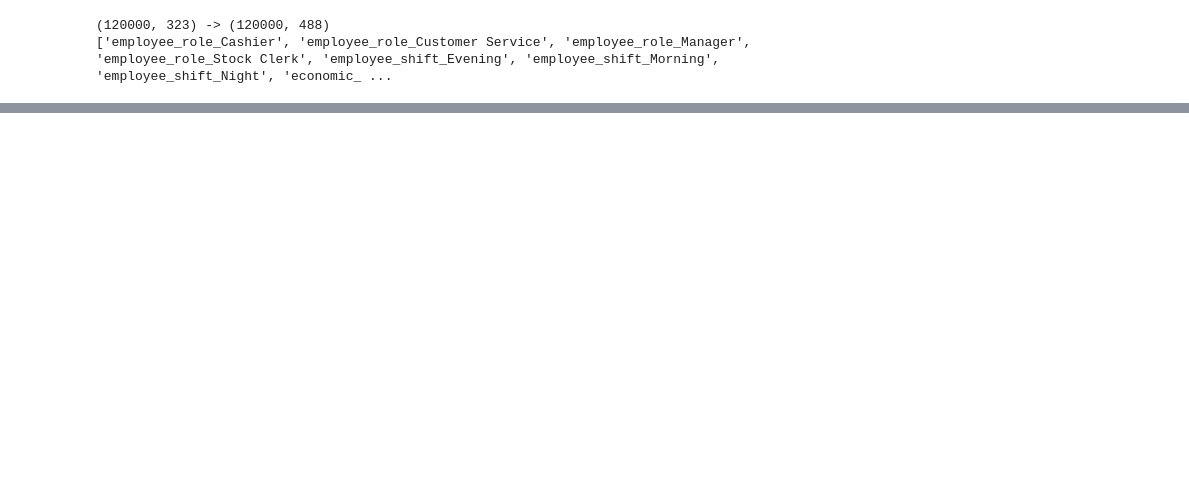
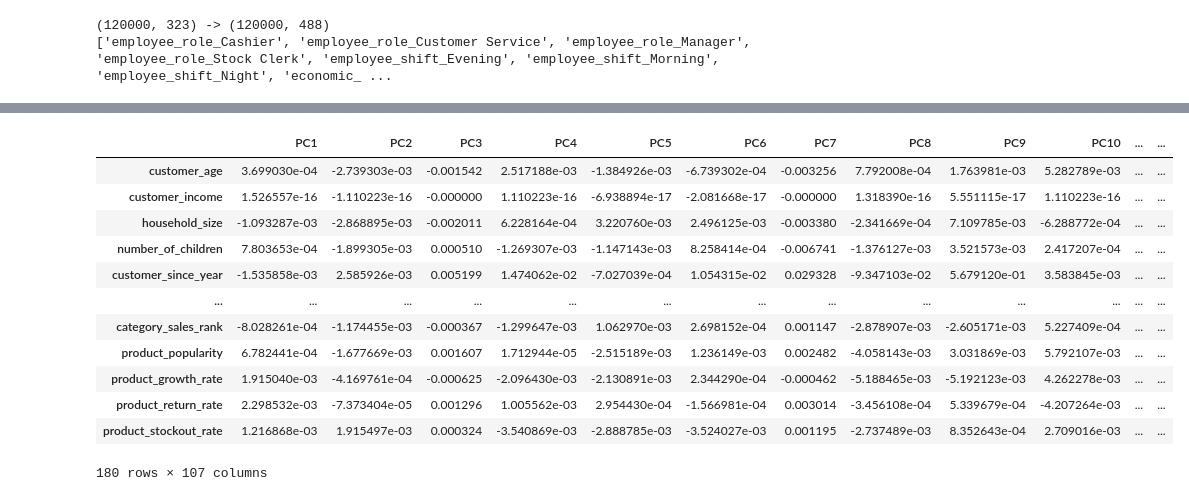
Before and after one commit to tatraim/supermarket, a Jupyter notebook: supermarket_data_1.ipynb, the cells around one changed output, grey strips where cells are left out. Drawn from its saved outputs; the diff is of its cells as text; code cells hidden in the pictures; blank space fills up the shorter version.

```diff
--- a/supermarket_data_1.ipynb
+++ b/supermarket_data_1.ipynb
@@ -106,0 +206,33 @@ X = df_supmark_encoded.select_dtypes(exclude='object')
+# %%
+# putting the PCA results into a dataframe
+pca_columns = [
+    f'PC{i+1}' for i in range(X_pca.shape[1])
+]
+
+data_pca = pd.DataFrame(
+    X_pca,
+    columns=pca_columns,
+    index=X3.index
+)
+# %%
+
+loadings = pd.DataFrame(
+    pca.components_.T,
+    columns=pca_columns,
+    index=X3.columns
+)
+loadings
+# %% [output]
+|  | PC1 | PC2 | PC3 | PC4 | PC5 | PC6 | PC7 | PC8 | PC9 | PC10 | ... | ... |
+| customer_age | 3.699030e-04 | -2.739303e-03 | -0.001542 | 2.517188e-03 | -1.384926e-03 | -6.739302e-04 | -0.003256 | 7.792008e-04 | 1.763981e-03 | 5.282789e-03 | ... | ... |
+| customer_income | 1.526557e-16 | -1.110223e-16 | -0.000000 | 1.110223e-16 | -6.938894e-17 | -2.081668e-17 | -0.000000 | 1.318390e-16 | 5.551115e-17 | 1.110223e-16 | ... | ... |
+| household_size | -1.093287e-03 | -2.868895e-03 | -0.002011 | 6.228164e-04 | 3.220760e-03 | 2.496125e-03 | -0.003380 | -2.341669e-04 | 7.109785e-03 | -6.288772e-04 | ... | ... |
+| number_of_children | 7.803653e-04 | -1.899305e-03 | 0.000510 | -1.269307e-03 | -1.147143e-03 | 8.258414e-04 | -0.006741 | -1.376127e-03 | 3.521573e-03 | 2.417207e-04 | ... | ... |
+| customer_since_year | -1.535858e-03 | 2.585926e-03 | 0.005199 | 1.474062e-02 | -7.027039e-04 | 1.054315e-02 | 0.029328 | -9.347103e-02 | 5.679120e-01 | 3.583845e-03 | ... | ... |
+| ... | ... | ... | ... | ... | ... | ... | ... | ... | ... | ... | ... | ... |
+| category_sales_rank | -8.028261e-04 | -1.174455e-03 | -0.000367 | -1.299647e-03 | 1.062970e-03 | 2.698152e-04 | 0.001147 | -2.878907e-03 | -2.605171e-03 | 5.227409e-04 | ... | ... |
+| product_popularity | 6.782441e-04 | -1.677669e-03 | 0.001607 | 1.712944e-05 | -2.515189e-03 | 1.236149e-03 | 0.002482 | -4.058143e-03 | 3.031869e-03 | 5.792107e-03 | ... | ... |
+| product_growth_rate | 1.915040e-03 | -4.169761e-04 | -0.000625 | -2.096430e-03 | -2.130891e-03 | 2.344290e-04 | -0.000462 | -5.188465e-03 | -5.192123e-03 | 4.262278e-03 | ... | ... |
+| product_return_rate | 2.298532e-03 | -7.373404e-05 | 0.001296 | 1.005562e-03 | 2.954430e-04 | -1.566981e-04 | 0.003014 | -3.456108e-04 | 5.339679e-04 | -4.207264e-03 | ... | ... |
+| product_stockout_rate | 1.216868e-03 | 1.915497e-03 | 0.000324 | -3.540869e-03 | -2.888785e-03 | -3.524027e-03 | 0.001195 | -2.737489e-03 | 8.352643e-04 | 2.709016e-03 | ... | ... |
+180 rows × 107 columns
```
Also changed, not shown: parts of 14 cells of this notebook.
